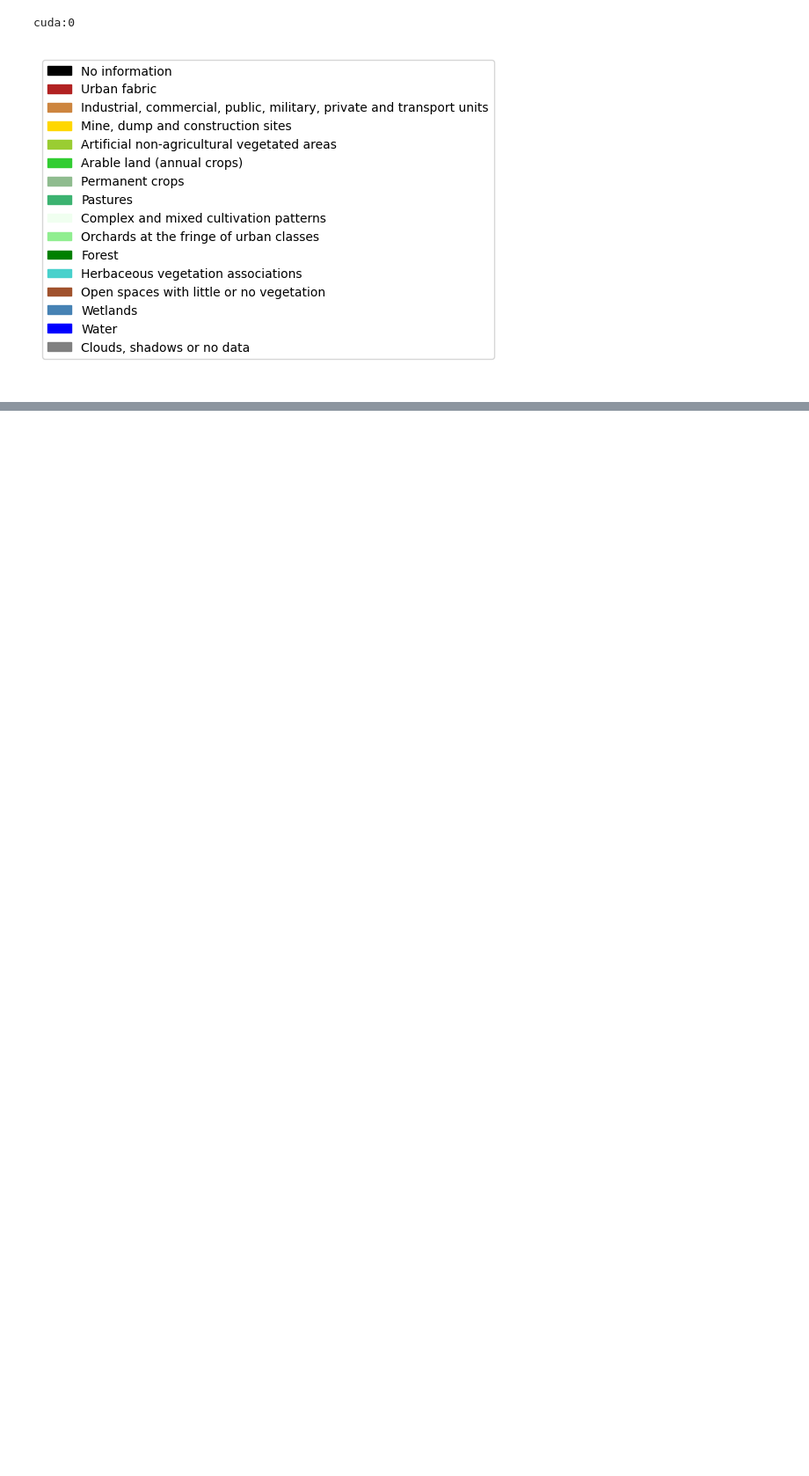
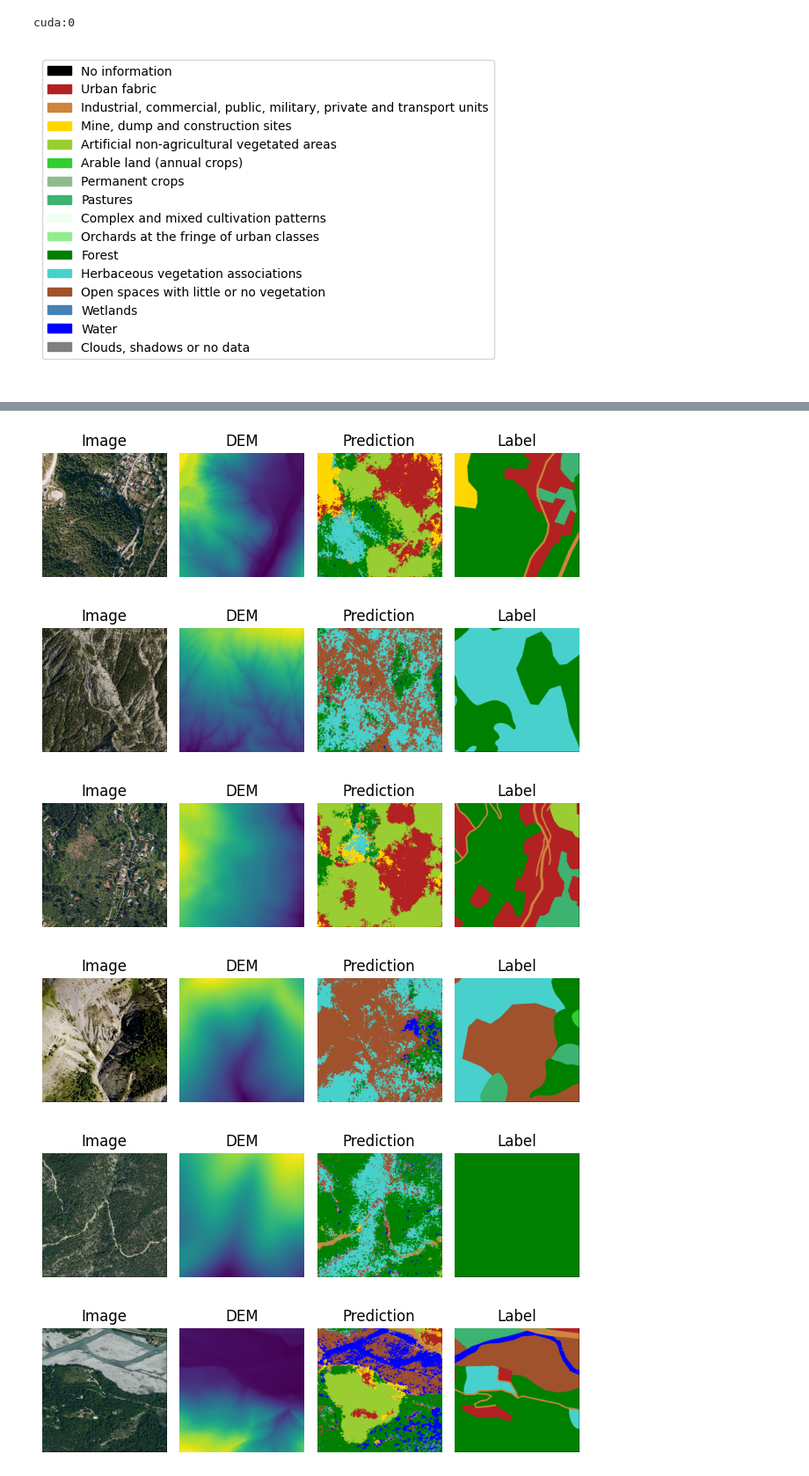
Before and after one commit to RocketFan/GEM, a Jupyter notebook: supervised.ipynb, the cells around one changed output, grey strips where cells are left out. Shown at 88% size. Drawn from its saved outputs; the diff is of its cells as text; code cells hidden in the pictures; blank space fills up the shorter version.

```diff
--- a/supervised.ipynb
+++ b/supervised.ipynb
@@ -226,0 +235,11 @@ plot_preds(dataset, trained_model, (100, 110))
+# %%
+
+data = next(iter(test_loader))
+plot_preds(data, trained_model)
+# %% [output]
+[figure, added]
+[figure, added]
+[figure, added]
+[figure, added]
+[figure, added]
+[figure, added]
```
Also changed, not shown: parts of 7 cells of this notebook, 1 other file.
